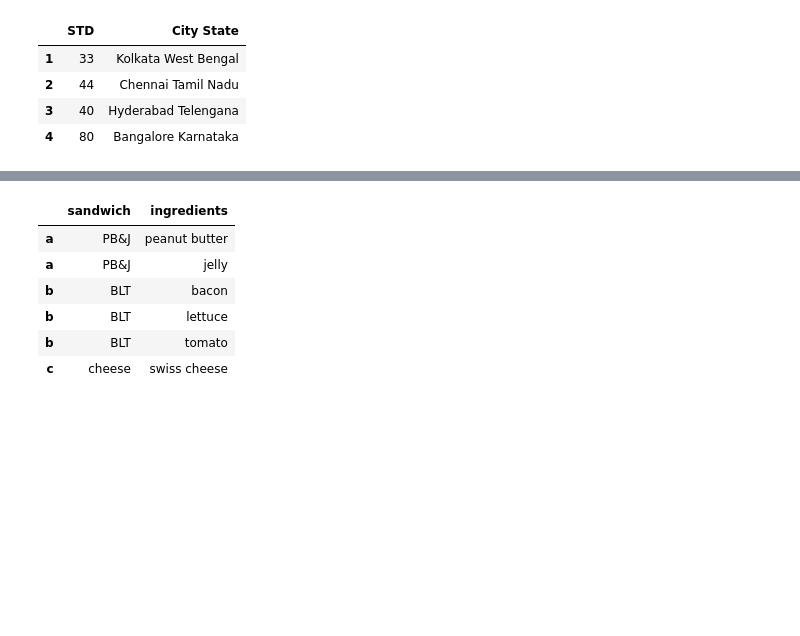
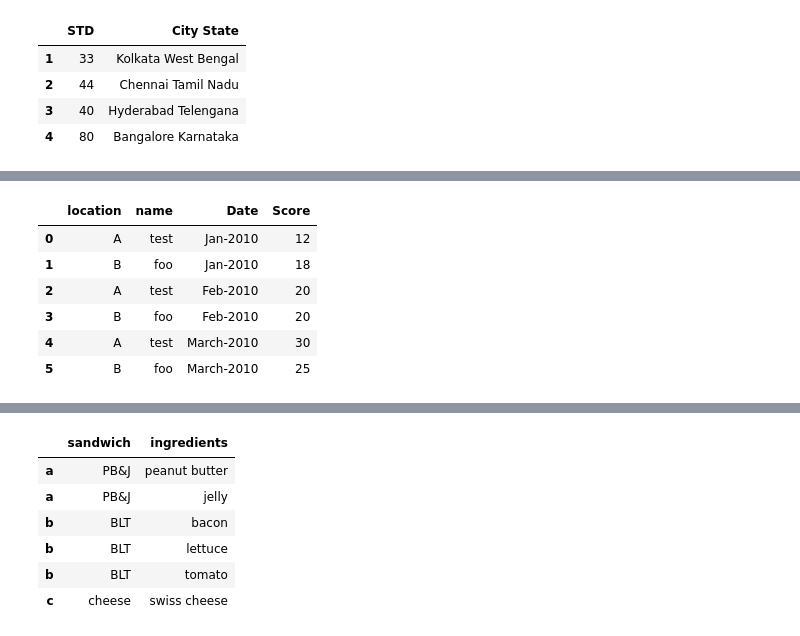
Before and after one commit to YLTsai0609/pandas_101, a Jupyter notebook: Solution.ipynb, the cells around one changed output, grey strips where cells are left out. Saved outputs shown, nothing was run; the diff lists cells and outputs as text; code cells hidden in the pictures; blank space fills up the shorter version.

Commit message:
melt*2, unstack*1

```diff
--- a/notebook.ipynb
+++ b/Solution.ipynb
@@ -1571,0 +1608,22 @@ df_out
+# %%
+# pd.DataFrame.melt
+# 再一個例子
+# make dataframe display like columns:['location','name','Date','Score']
+data = {'location':['A','B'],
+       'name':['test','foo'],
+       'Jan-2010':[12,18],
+       'Feb-2010':[20,20],
+       'March-2010':[30,25]}
+df = pd.DataFrame(data=data, columns=data.keys())
+
+df.melt(id_vars=['location','name'],
+       var_name='Date',
+       value_name='Score')
+# %% [output]
+|  | location | name | Date | Score |
+| 0 | A | test | Jan-2010 | 12 |
+| 1 | B | foo | Jan-2010 | 18 |
+| 2 | A | test | Feb-2010 | 20 |
+| 3 | B | foo | Feb-2010 | 20 |
+| 4 | A | test | March-2010 | 30 |
+| 5 | B | foo | March-2010 | 25 |
```
Also changed, not shown: parts of 40 cells of this notebook, 1 other file.
